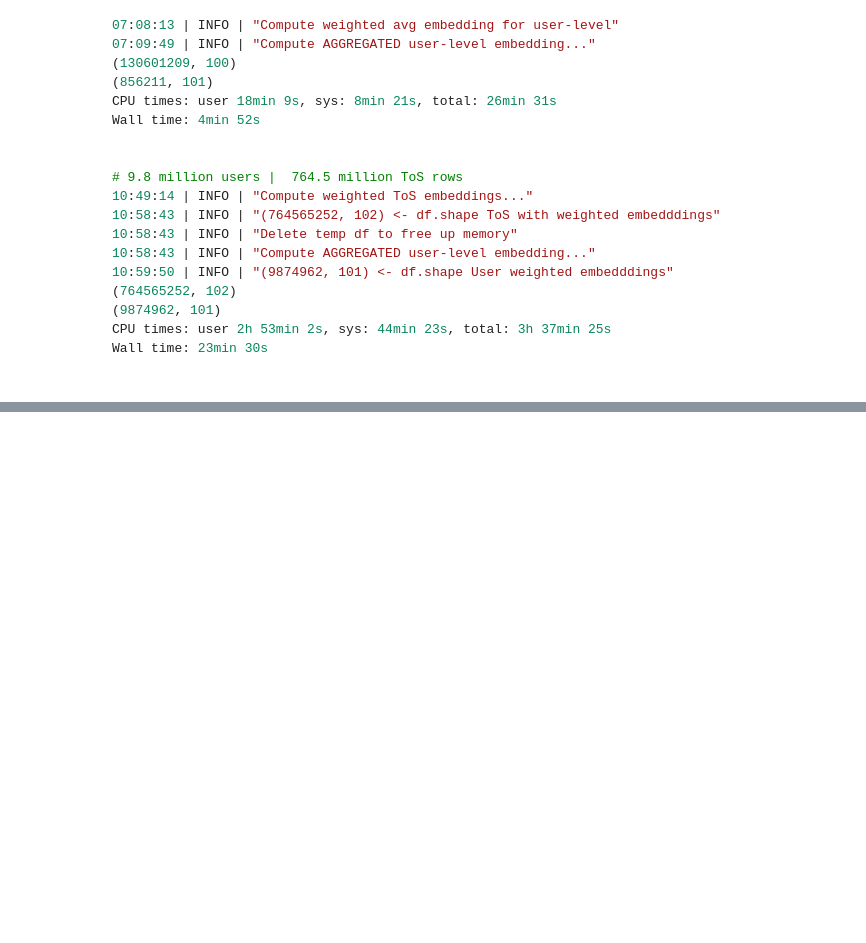
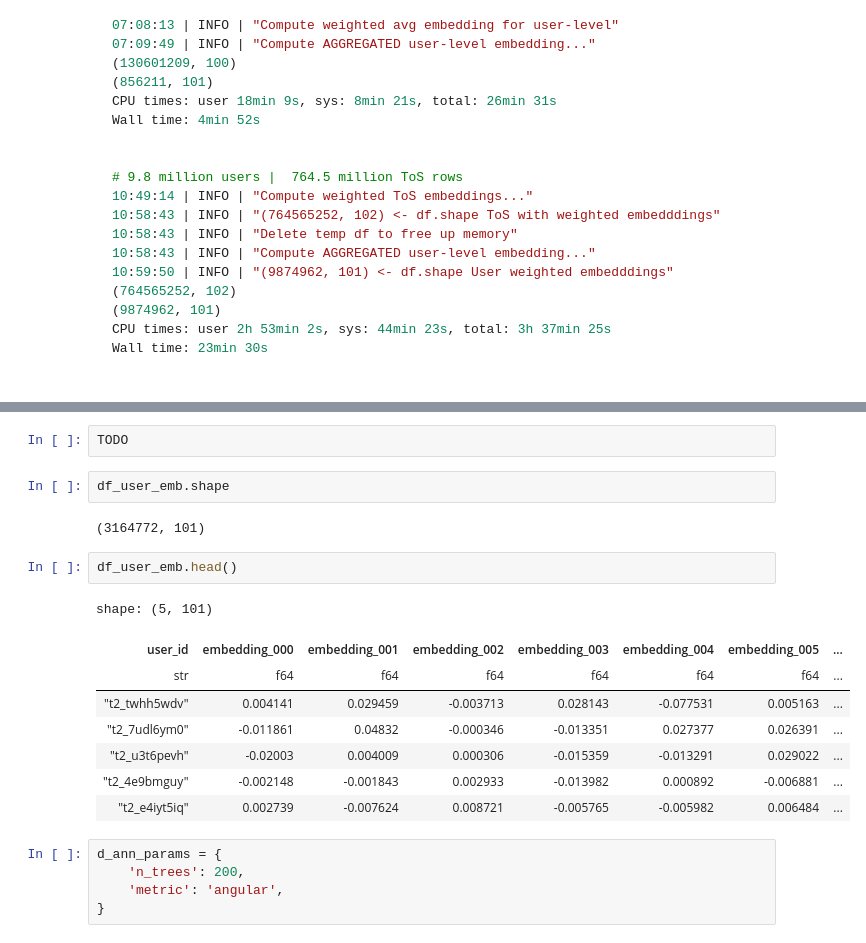
Before and after one commit to nazanin-zinouri/subclu, a Jupyter notebook: notebooks/pn_modeling/djb_02.00-2023-04-17-get_user2subreddit_features_for_a_single_campaign.ipynb, the cells around one changed output, grey strips where cells are left out. Saved outputs shown, nothing was run; the diff lists cells and outputs as text; blank space fills up the shorter version.

```diff
--- a/notebooks/pn_modeling/djb_02.00-2023-04-17-get_user2subreddit_features_for_a_single_campaign.ipynb
+++ b/notebooks/pn_modeling/djb_02.00-2023-04-17-get_user2subreddit_features_for_a_single_campaign.ipynb
@@ -1041,0 +859,22 @@ shape: (67217, 3)
+# %%
+TODO
+# %%
+df_user_emb.shape
+# %% [output]
+(3164772, 101)
+# %%
+df_user_emb.head()
+# %% [output]
+shape: (5, 101)
+| user_id | embedding_000 | embedding_001 | embedding_002 | embedding_003 | embedding_004 | embedding_005 | ... |
+| str | f64 | f64 | f64 | f64 | f64 | f64 | ... |
+| "t2_twhh5wdv" | 0.004141 | 0.029459 | -0.003713 | 0.028143 | -0.077531 | 0.005163 | ... |
+| "t2_7udl6ym0" | -0.011861 | 0.04832 | -0.000346 | -0.013351 | 0.027377 | 0.026391 | ... |
+| "t2_u3t6pevh" | -0.02003 | 0.004009 | 0.000306 | -0.015359 | -0.013291 | 0.029022 | ... |
+| "t2_4e9bmguy" | -0.002148 | -0.001843 | 0.002933 | -0.013982 | 0.000892 | -0.006881 | ... |
+| "t2_e4iyt5iq" | 0.002739 | -0.007624 | 0.008721 | -0.005765 | -0.005982 | 0.006484 | ... |
+# %%
+d_ann_params = {
+    'n_trees': 200,
+    'metric': 'angular',
+}
```
Also changed, not shown: parts of 76 cells of this notebook, 1 other file.
